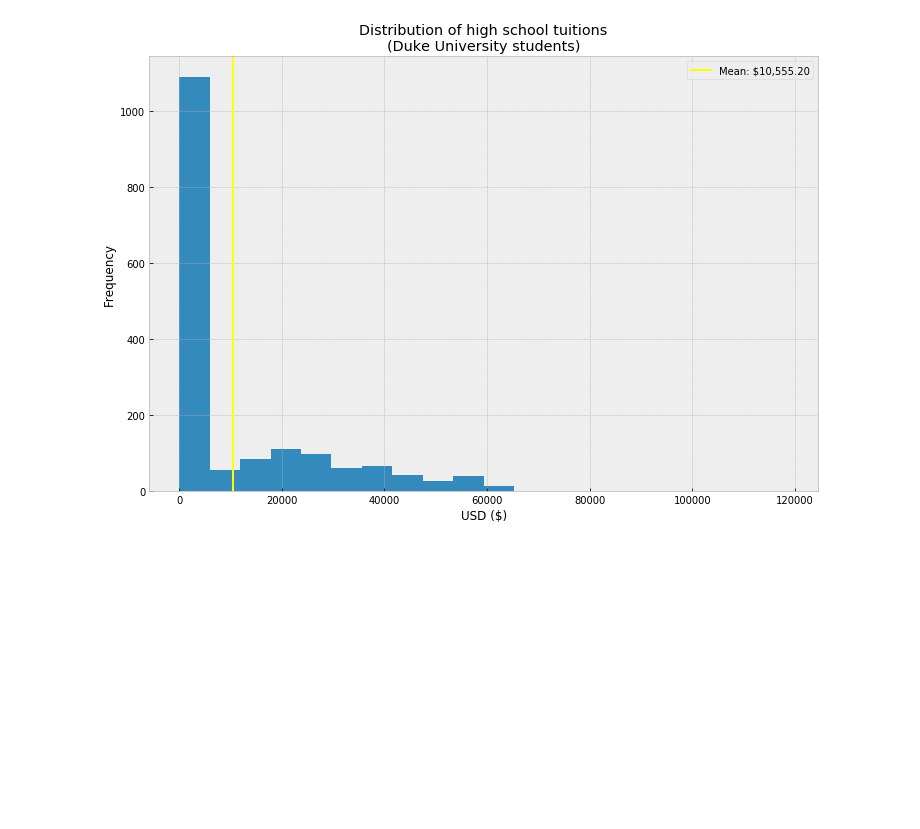
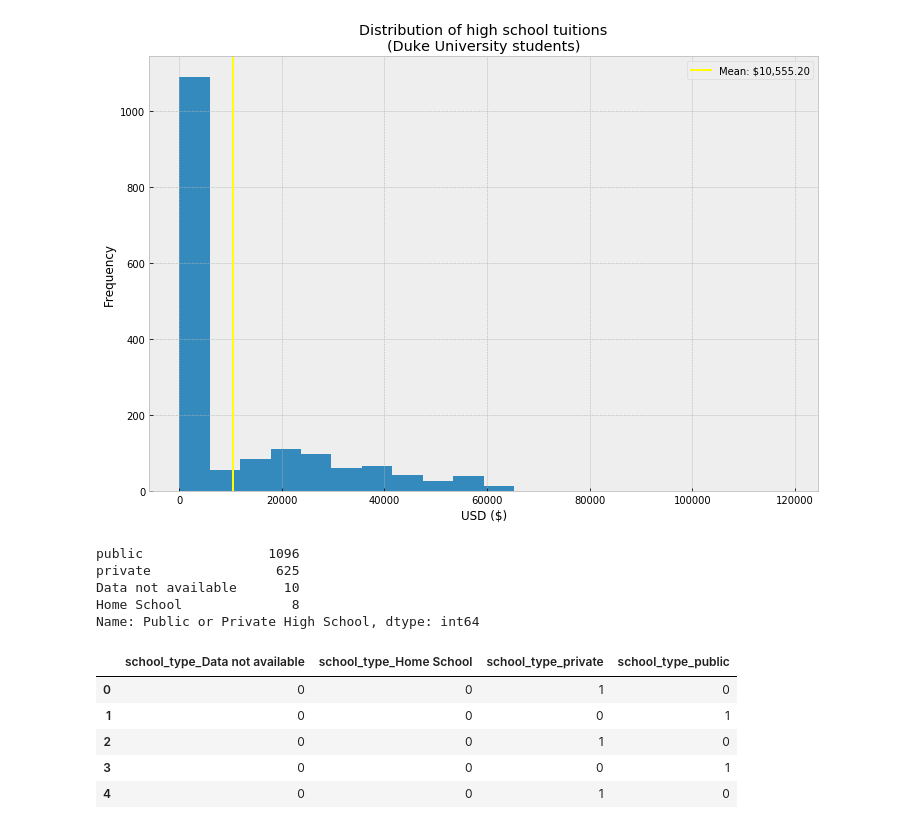
Before and after one commit to angelaambroz/2018_03_pyladies, a Jupyter notebook: 1_EDA.ipynb, the cells around one changed output. Drawn from its saved outputs; the diff is of its cells as text; code cells hidden in the pictures; blank space fills up the shorter version.

```diff
--- a/1_EDA.ipynb
+++ b/1_EDA.ipynb
@@ -176,3 +184,22 @@ plt.ylabel('Frequency')
 plt.show()
 # %% [output]
 [figure]
+# %%
+# Let's one hot encode (AKA make dummy variables) the public or private high school column
+df['Public or Private High School'].value_counts()
+# %% [output]
+public                1096
+private                625
+Data not available      10
+Home School              8
+Name: Public or Private High School, dtype: int64
+# %%
+school_ohe = pd.get_dummies(df['Public or Private High School'], prefix='school_type')
+school_ohe.head()
+# %% [output]
+|  | school_type_Data not available | school_type_Home School | school_type_private | school_type_public |
+| 0 | 0 | 0 | 1 | 0 |
+| 1 | 0 | 0 | 0 | 1 |
+| 2 | 0 | 0 | 1 | 0 |
+| 3 | 0 | 0 | 0 | 1 |
+| 4 | 0 | 0 | 1 | 0 |
```
Also changed, not shown: parts of 17 cells of this notebook, 6 other files.
